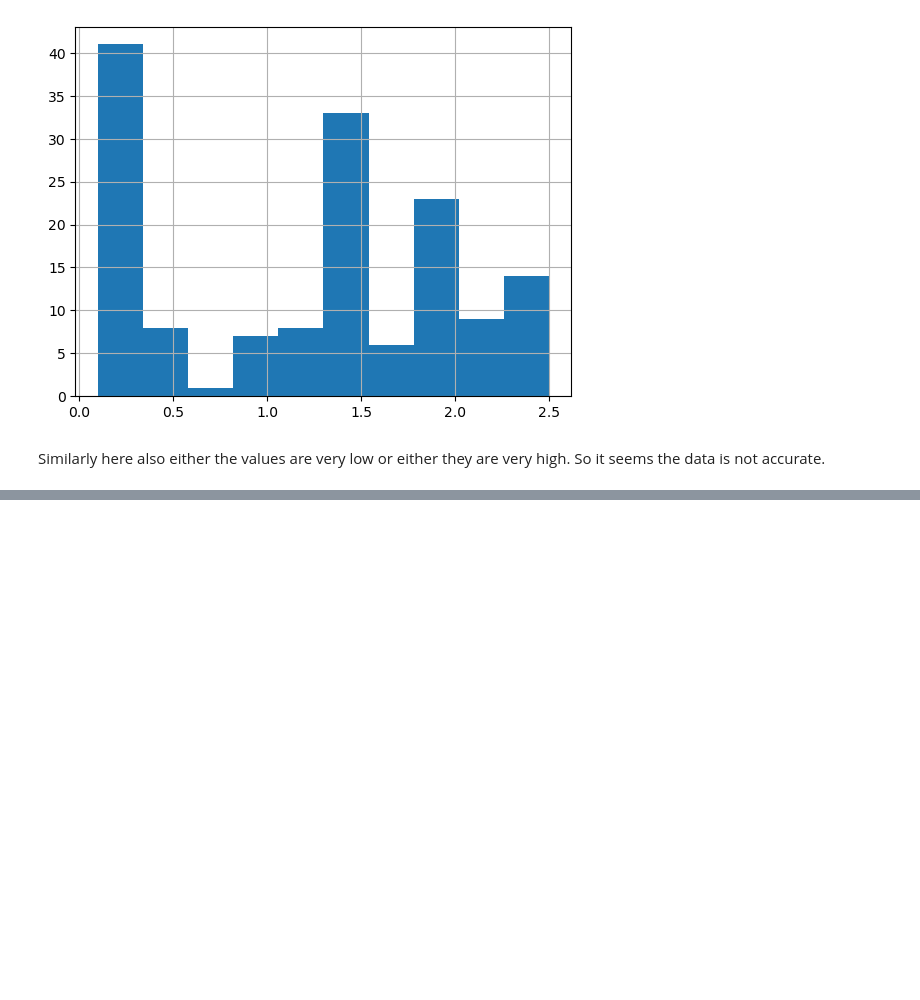
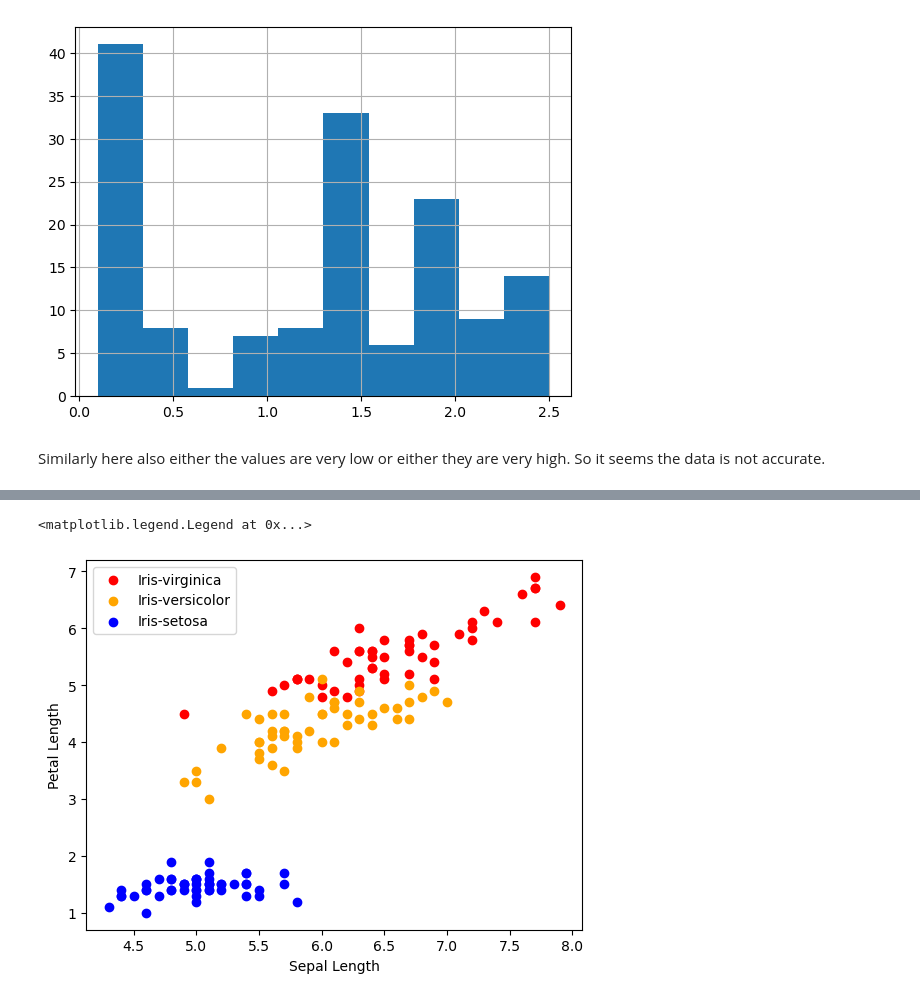
Before and after one commit to 06kunal/Iris_Flower_Classification_WebApp, a Jupyter notebook: Iris_Classification.ipynb, the cells around one changed output, grey strips where cells are left out. Cells and saved outputs as stored; diff of their text form; code cells hidden in the pictures; blank space fills up the shorter version.

```diff
--- a/Iris_Classification.ipynb
+++ b/Iris_Classification.ipynb
@@ -127,0 +156,11 @@ Similarly here also either the values are very low or either they are very high.
+# %%
+# Now let's plot for petal length and sepal length.
+for i in range(3):
+    x = df[df['species'] == Specs[i]]
+    plt.scatter(x['sepal_length'], x['petal_length'], c = colors[i], label = Specs[i])
+plt.xlabel("Sepal Length")
+plt.ylabel("Petal Length")
+plt.legend()
+# %% [output]
+<matplotlib.legend.Legend at 0x...>
+[figure, added]
```
Also changed, not shown: parts of 5 cells of this notebook.
